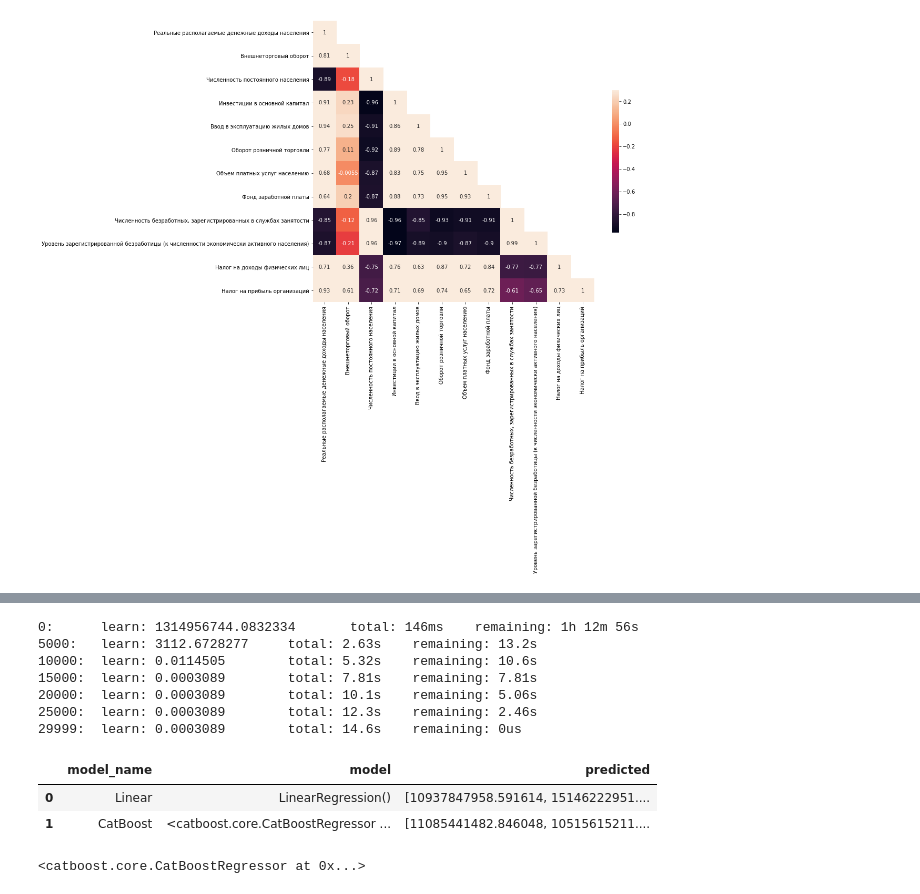
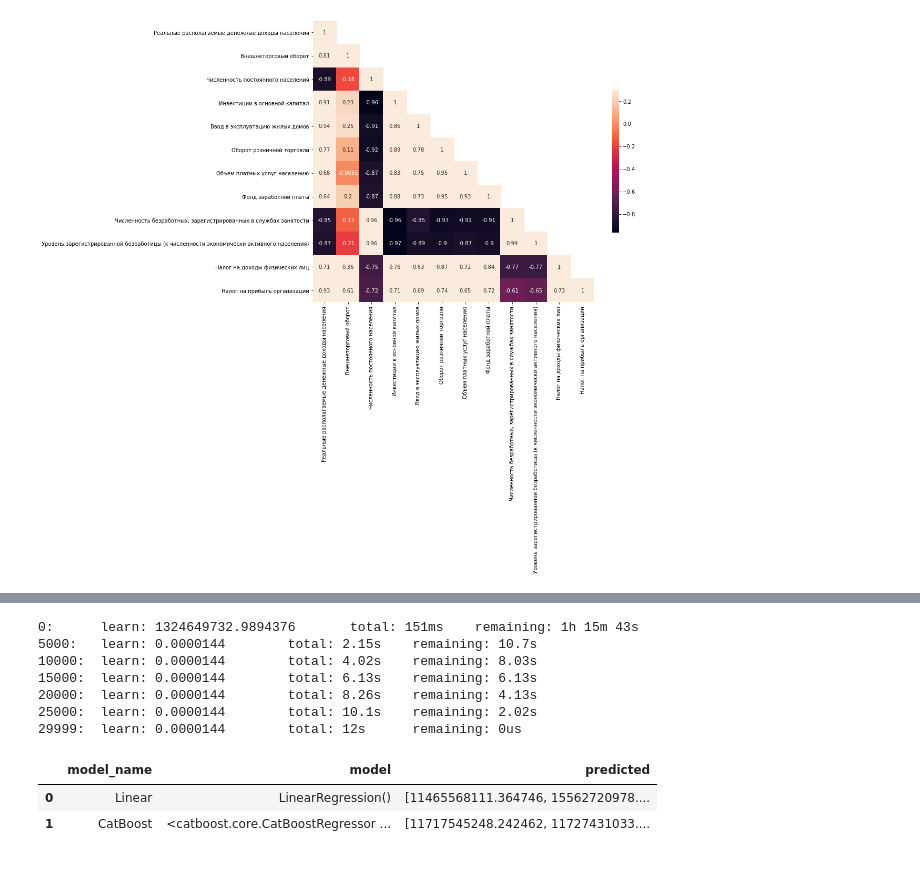
Before and after one commit to brut0/leadersofdigital_budget10, a Jupyter notebook: notebooks/model.ipynb, the cells around one changed output, grey strips where cells are left out. Saved outputs shown, nothing was run; the diff lists cells and outputs as text; code cells hidden in the pictures.

```diff
--- a/notebooks/model.ipynb
+++ b/notebooks/model.ipynb
@@ -153,6 +153,10 @@ ax = sns.heatmap(corrMatrix, square=True, vmax=.3, annot=True, mask=mask, cbar_k
 plt.show()
 # %% [output]
 [figure]
+# %%
+TARGET = 'Налог на доходы физических лиц'
+# %%
+cor = 1.1
 # %%
 X_train, X_test = X[:-YEARS_PREDICT], X[-YEARS_PREDICT:]
 y_train, y_test = y[:-YEARS_PREDICT], y[-YEARS_PREDICT:]
@@ -166,7 +170,7 @@ def predict(model, X_train=None, y_train=None, X_test=None):
 # %%
 from sklearn.linear_model import LinearRegression
 
-model, predicted = predict(LinearRegression(), X_train, y_train['Налог на доходы физических лиц'], X_test)
+model, predicted = predict(LinearRegression(), X_train, y_train[TARGET], X_test)
 # %%
 df_predict = pd.DataFrame({'model_name': [], 'model': [], 'predicted': []})
 df_predict = df_predict.append({'model_name': 'Linear', 'model': model, 'predicted': predicted}, ignore_index=True)
@@ -183,9 +187,10 @@ Name: predicted, dtype: object
 from catboost import CatBoostRegressor
 
 catboost_params = {
-    #'depth': 3,
+    'depth': 6,
+    #'l2_leaf_reg': 10,
     'iterations': 30000,
-    'learning_rate': 0.01,
+    'learning_rate': 0.1,
     'eval_metric': 'MAE',
     'early_stopping_rounds': 50,
     'verbose': 5000,
@@ -193,26 +198,22 @@ catboost_params = {
     'random_seed': SEED
 }
 
-model, predicted = predict(CatBoostRegressor(**catboost_params), X_train, y_train['Налог на доходы физических лиц'], X_test)
+model, predicted = predict(CatBoostRegressor(**catboost_params), X_train, y_train[TARGET], X_test)
 # %% [output]
-0:      learn: 1314956744.0832334       total: 146ms    remaining: 1h 12m 56s
-5000:   learn: 3112.6728277     total: 2.63s    remaining: 13.2s
-10000:  learn: 0.0114505        total: 5.32s    remaining: 10.6s
-15000:  learn: 0.0003089        total: 7.81s    remaining: 7.81s
-20000:  learn: 0.0003089        total: 10.1s    remaining: 5.06s
-25000:  learn: 0.0003089        total: 12.3s    remaining: 2.46s
-29999:  learn: 0.0003089        total: 14.6s    remaining: 0us
+0:      learn: 1324649732.9894376       total: 151ms    remaining: 1h 15m 43s
+5000:   learn: 0.0000144        total: 2.15s    remaining: 10.7s
+10000:  learn: 0.0000144        total: 4.02s    remaining: 8.03s
+15000:  learn: 0.0000144        total: 6.13s    remaining: 6.13s
+20000:  learn: 0.0000144        total: 8.26s    remaining: 4.13s
+25000:  learn: 0.0000144        total: 10.1s    remaining: 2.02s
+29999:  learn: 0.0000144        total: 12s      remaining: 0us
 # %%
-df_predict = df_predict.append({'model_name': 'CatBoost', 'model': model, 'predicted': predicted}, ignore_index=True)
+df_predict = df_predict.append({'model_name': 'CatBoost', 'model': model, 'predicted': predicted*cor}, ignore_index=True)
 df_predict
 # %% [output]
 |  | model_name | model | predicted |
-| 0 | Linear | LinearRegression() | [10937847958.591614, 15146222951.... |
-| 1 | CatBoost | <catboost.core.CatBoostRegressor ... | [11085441482.846048, 10515615211.... |
+| 0 | Linear | LinearRegression() | [11465568111.364746, 15562720978.... |
+| 1 | CatBoost | <catboost.core.CatBoostRegressor ... | [11717545248.242462, 11727431033.... |
-# %%
-df_predict[df_predict['model_name'] == 'CatBoost']['model'].iloc[0]
-# %% [output]
-<catboost.core.CatBoostRegressor at 0x...>
 # %%
 from catboost import Pool
 import shap as shap
```
Also changed, not shown: parts of 9 cells of this notebook.
